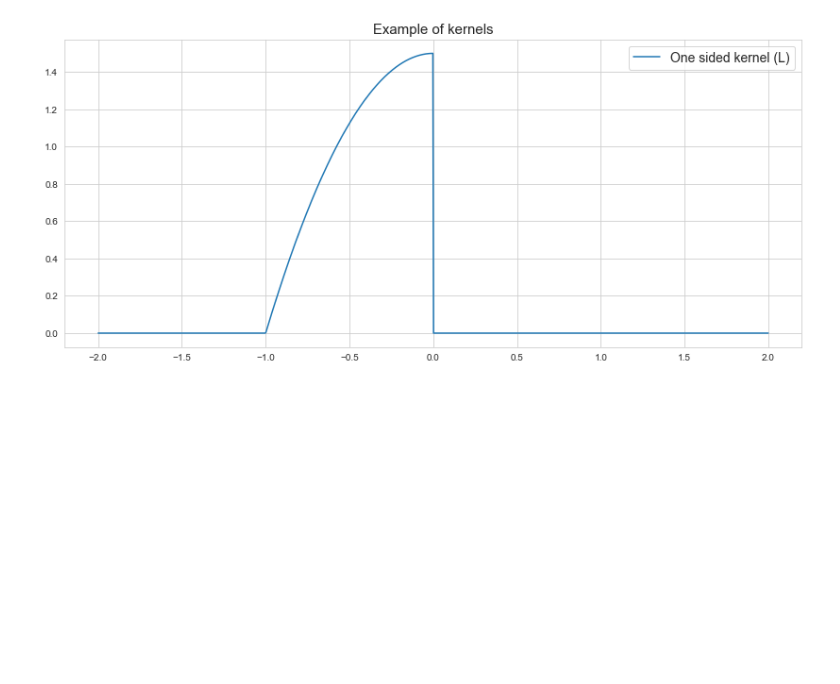
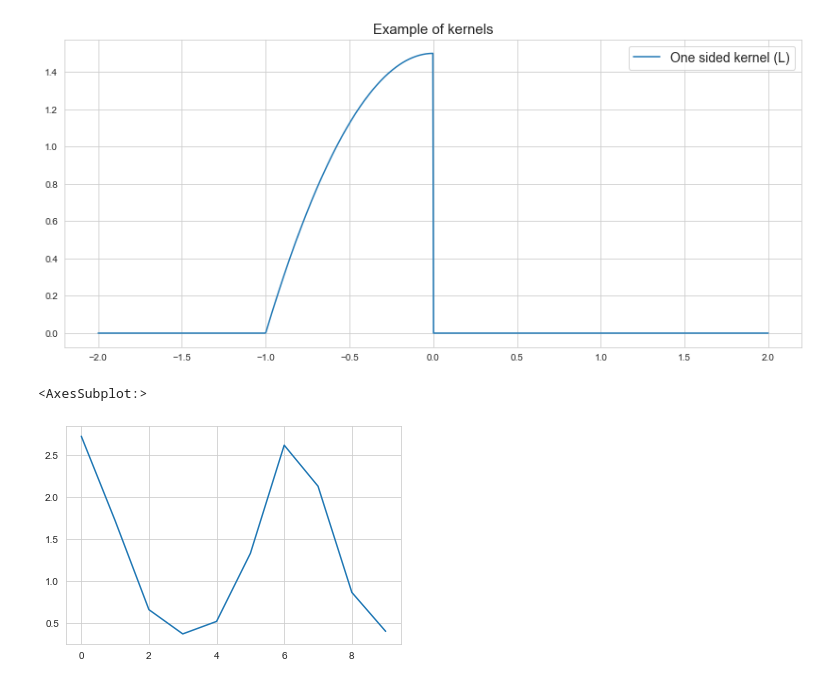
Before and after one commit to Tristan-C-13/modelling-non-stationary-time-series, a Jupyter notebook: random tests/kernels.ipynb, the cells around one changed output. Saved outputs shown, nothing was run; the diff lists cells and outputs as text; code cells hidden in the pictures; blank space fills up the shorter version.

Commit message:
added possibility to reflect time series

```diff
--- a/random tests/kernels.ipynb
+++ b/random tests/kernels.ipynb
@@ -61,0 +79,7 @@ ax.set_title("Example of kernels", fontsize=15);
+# %%
+time_series = np.exp(np.cos(np.arange(10)))
+
+sns.lineplot(data=time_series)
+# %% [output]
+<AxesSubplot:>
+[figure, added]
```
Also changed, not shown: parts of 4 cells of this notebook, 8 other files.
